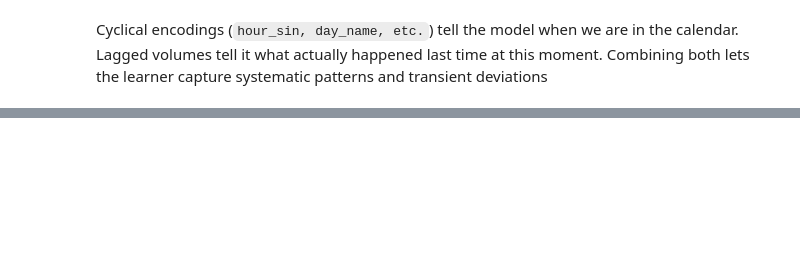
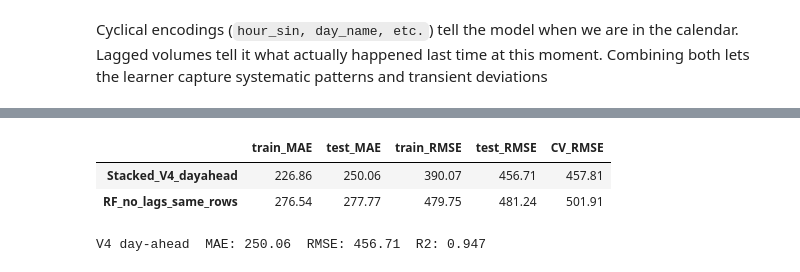
Before and after one commit to TrigTV/I94-Traffic-Prediction, a Jupyter notebook: Notebook 1.ipynb, the cells around one changed output, grey strips where cells are left out. Cells and saved outputs as stored; diff of their text form; code cells hidden in the pictures; blank space fills up the shorter version.

```diff
--- a/Notebook 1.ipynb
+++ b/Notebook 1.ipynb
@@ -1325,0 +1384,29 @@ Meta weights: {'rf': 0.4050887105780703, 'xgb': 0.5911938313295764, 'bias': -4.4
+# %%
+# Same stack, but without vol_lag_1h: usable a full day ahead.
+from sklearn.base import clone
+from sklearn.metrics import r2_score
+
+features_v4 = numeric_cols + one_hot_cols + ["vol_lag_24h", "vol_lag_168h"]
+X_train_v4, X_test_v4 = X_train_scaled[features_v4], X_test_scaled[features_v4]
+
+stack_v4 = clone(stack_model).fit(X_train_v4, y_train)
+stack_pred_v4 = stack_v4.predict(X_test_v4)
+
+# Reference: same RF, V2 features only, on the same de-duplicated rows (no lags at all)
+nolag_cols = numeric_cols + one_hot_cols
+rf_nolag = clone(rf_clf).fit(X_train_scaled[nolag_cols], y_train)
+
+summaryV4 = pd.DataFrame(columns=["train_MAE", "test_MAE", "train_RMSE", "test_RMSE", "CV_RMSE"])
+summaryV4.loc["Stacked_V4_dayahead"]  = eval_fit("Stacked_V4", stack_v4, X_train_v4, y_train, X_test_v4, y_test, cv=tscv)
+summaryV4.loc["RF_no_lags_same_rows"] = eval_fit("RF_nolag", rf_nolag, X_train_scaled[nolag_cols], y_train,
+                                                 X_test_scaled[nolag_cols], y_test, cv=tscv)
+display(summaryV4.astype(float).round(2))
+
+r2_v4 = r2_score(y_test, stack_pred_v4)
+print(f"V4 day-ahead  MAE: {summaryV4.loc['Stacked_V4_dayahead','test_MAE']:.2f}  "
+      f"RMSE: {summaryV4.loc['Stacked_V4_dayahead','test_RMSE']:.2f}  R2: {r2_v4:.3f}")
+# %% [output]
+|  | train_MAE | test_MAE | train_RMSE | test_RMSE | CV_RMSE |
+| Stacked_V4_dayahead | 226.86 | 250.06 | 390.07 | 456.71 | 457.81 |
+| RF_no_lags_same_rows | 276.54 | 277.77 | 479.75 | 481.24 | 501.91 |
+V4 day-ahead  MAE: 250.06  RMSE: 456.71  R2: 0.947
```
Also changed, not shown: parts of 52 cells of this notebook, 7 other files.
